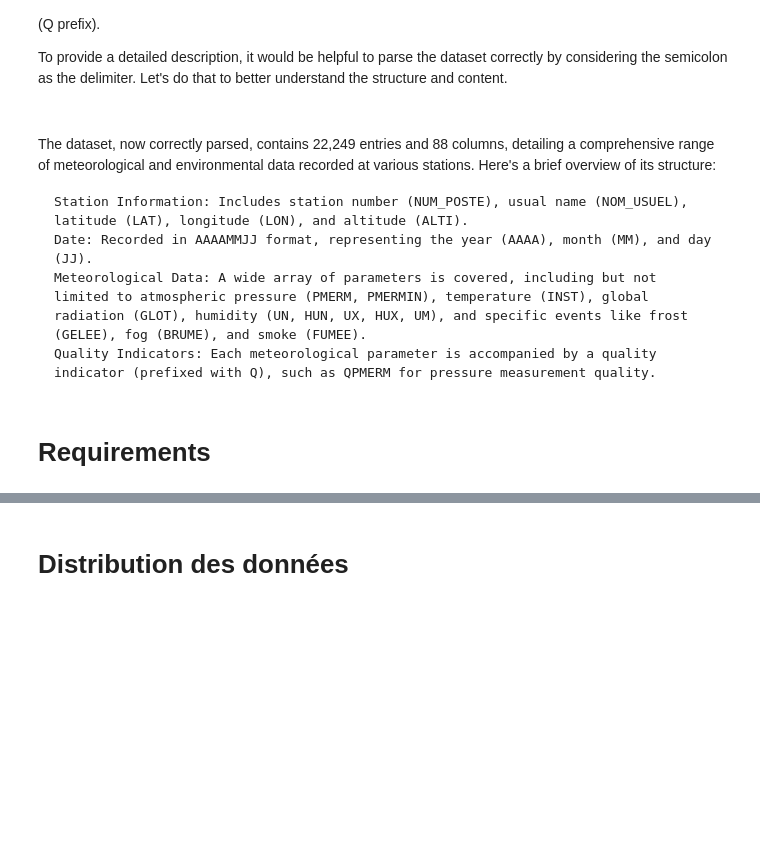
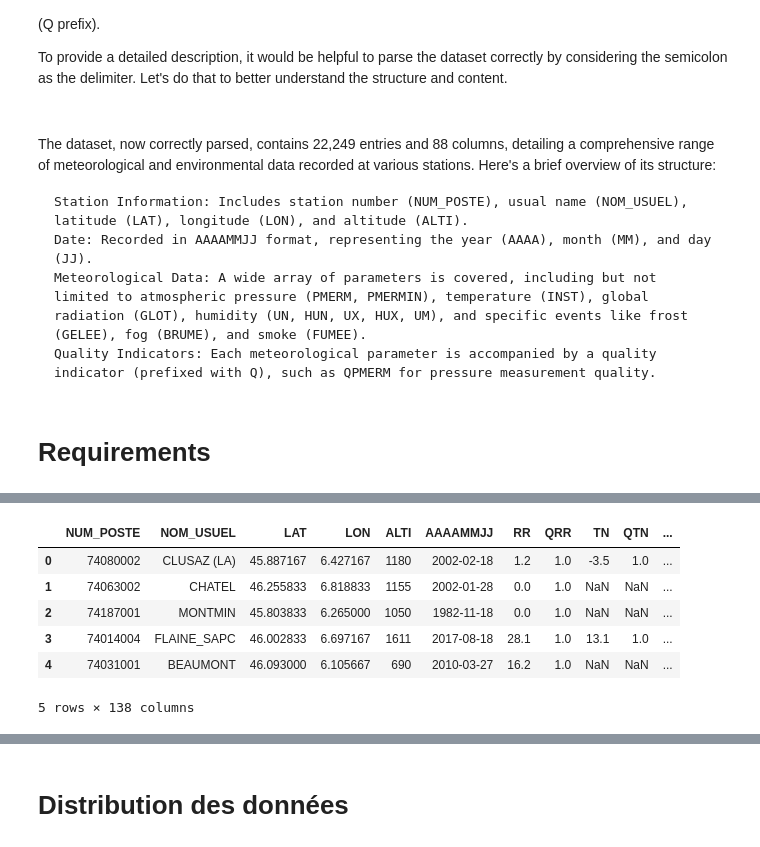
Before and after one commit to Matis-n/meteo-neige-chamonix, a Jupyter notebook: enneigement_starting_kit.ipynb, the cells around one changed output, grey strips where cells are left out. Drawn from its saved outputs; the diff is of its cells as text; code cells hidden in the pictures; blank space fills up the shorter version.

```diff
--- a/enneigement_starting_kit.ipynb
+++ b/enneigement_starting_kit.ipynb
@@ -58,3 +71,13 @@ from sklearn.metrics import confusion_matrix, ConfusionMatrixDisplay
 #Importing the data
 train = pd.read_csv(f"data/train.csv", sep=";", decimal=".")
 test = pd.read_csv(f"data/test.csv", sep=";", decimal=".")
+# %%
+train.head()
+# %% [output]
+|  | NUM_POSTE | NOM_USUEL | LAT | LON | ALTI | AAAAMMJJ | RR | QRR | TN | QTN | ... |
+| 0 | 74080002 | CLUSAZ (LA) | 45.887167 | 6.427167 | 1180 | 2002-02-18 | 1.2 | 1.0 | -3.5 | 1.0 | ... |
+| 1 | 74063002 | CHATEL | 46.255833 | 6.818833 | 1155 | 2002-01-28 | 0.0 | 1.0 | NaN | NaN | ... |
+| 2 | 74187001 | MONTMIN | 45.803833 | 6.265000 | 1050 | 1982-11-18 | 0.0 | 1.0 | NaN | NaN | ... |
+| 3 | 74014004 | FLAINE_SAPC | 46.002833 | 6.697167 | 1611 | 2017-08-18 | 28.1 | 1.0 | 13.1 | 1.0 | ... |
+| 4 | 74031001 | BEAUMONT | 46.093000 | 6.105667 | 690 | 2010-03-27 | 16.2 | 1.0 | NaN | NaN | ... |
+5 rows × 138 columns
```
Also changed, not shown: parts of 10 cells of this notebook, 3 other files.
